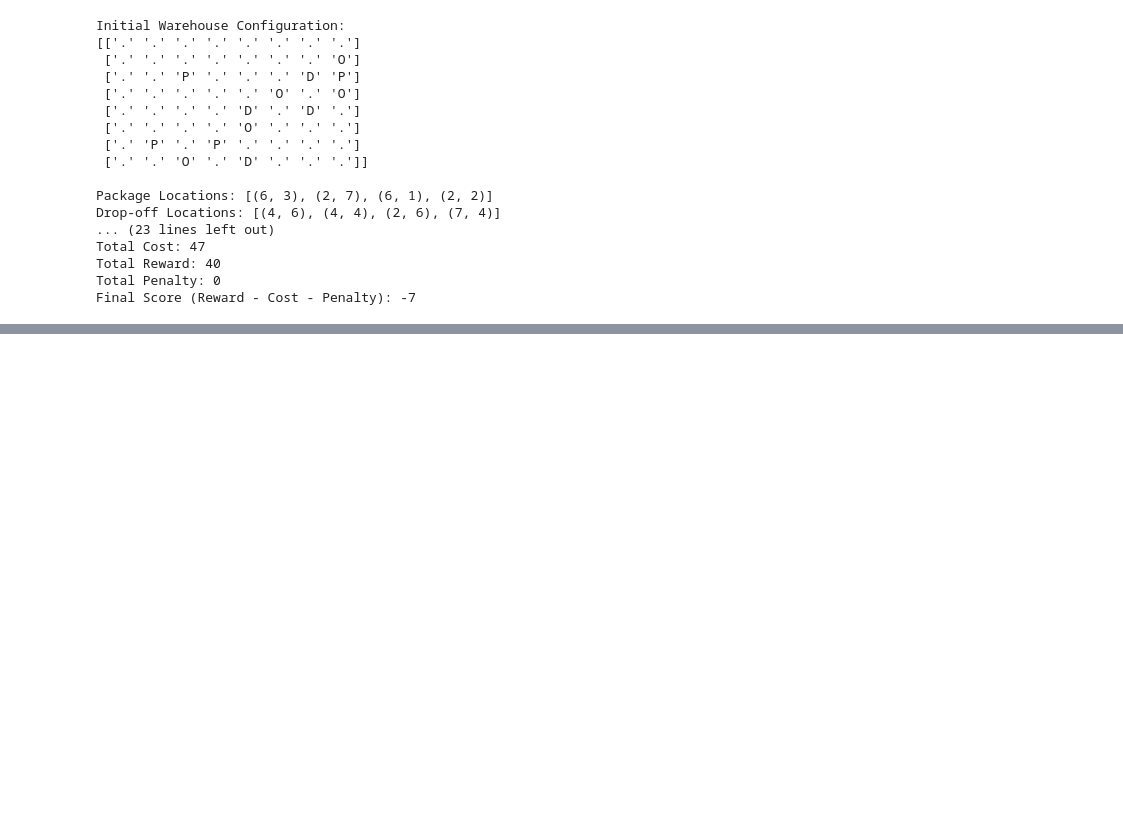
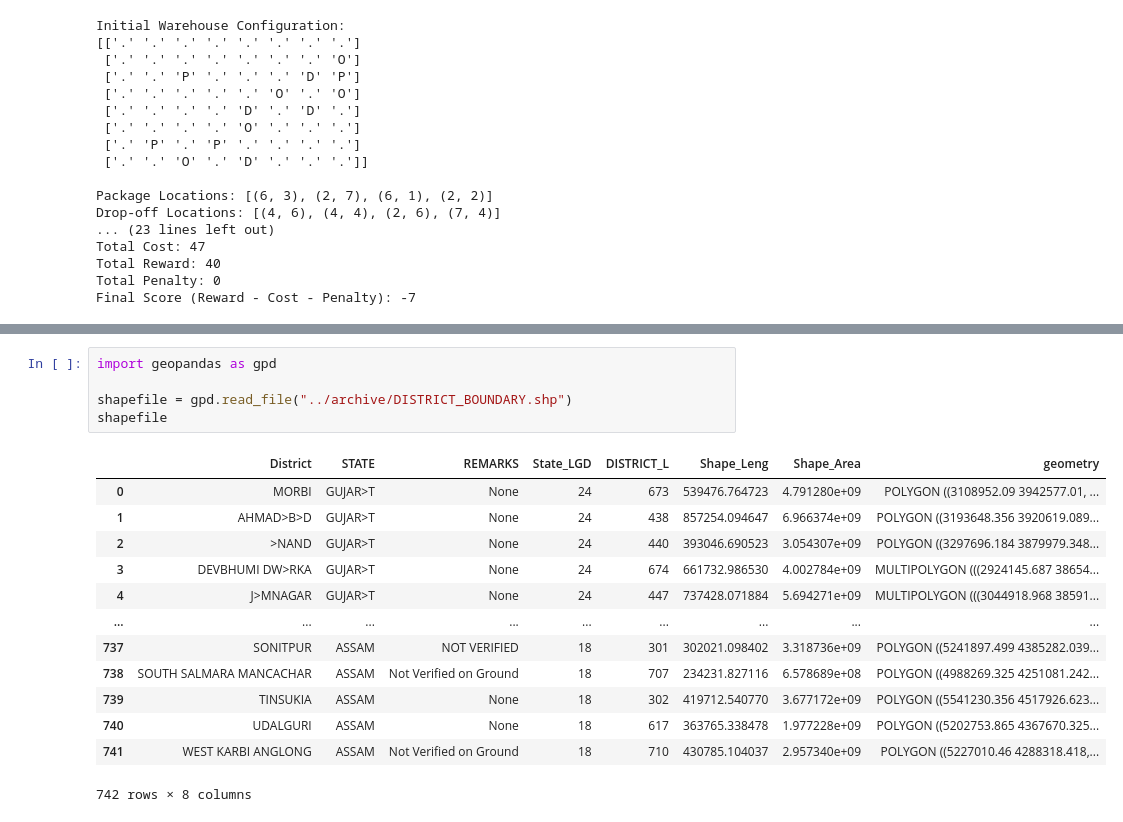
Before and after one commit to mahanteshimath/AI_ASSIGNMENT1, a Jupyter notebook: Python_Code/AI_ASSGNMENT1.ipynb, the cells around one changed output, grey strips where cells are left out. Saved outputs shown, nothing was run; the diff lists cells and outputs as text; blank space fills up the shorter version.

```diff
--- a/Python_Code/AI_ASSGNMENT1.ipynb
+++ b/Python_Code/AI_ASSGNMENT1.ipynb
@@ -405,0 +439,19 @@ Final Score (Reward - Cost - Penalty): -7
+# %%
+import geopandas as gpd
+
+shapefile = gpd.read_file("../archive/DISTRICT_BOUNDARY.shp")
+shapefile
+# %% [output]
+|  | District | STATE | REMARKS | State_LGD | DISTRICT_L | Shape_Leng | Shape_Area | geometry |
+| 0 | MORBI | GUJAR>T | None | 24 | 673 | 539476.764723 | 4.791280e+09 | POLYGON ((3108952.09 3942577.01, ... |
+| 1 | AHMAD>B>D | GUJAR>T | None | 24 | 438 | 857254.094647 | 6.966374e+09 | POLYGON ((3193648.356 3920619.089... |
+| 2 | >NAND | GUJAR>T | None | 24 | 440 | 393046.690523 | 3.054307e+09 | POLYGON ((3297696.184 3879979.348... |
+| 3 | DEVBHUMI DW>RKA | GUJAR>T | None | 24 | 674 | 661732.986530 | 4.002784e+09 | MULTIPOLYGON (((2924145.687 38654... |
+| 4 | J>MNAGAR | GUJAR>T | None | 24 | 447 | 737428.071884 | 5.694271e+09 | MULTIPOLYGON (((3044918.968 38591... |
+| ... | ... | ... | ... | ... | ... | ... | ... | ... |
+| 737 | SONITPUR | ASSAM | NOT VERIFIED | 18 | 301 | 302021.098402 | 3.318736e+09 | POLYGON ((5241897.499 4385282.039... |
+| 738 | SOUTH SALMARA MANCACHAR | ASSAM | Not Verified on Ground | 18 | 707 | 234231.827116 | 6.578689e+08 | POLYGON ((4988269.325 4251081.242... |
+| 739 | TINSUKIA | ASSAM | None | 18 | 302 | 419712.540770 | 3.677172e+09 | POLYGON ((5541230.356 4517926.623... |
+| 740 | UDALGURI | ASSAM | None | 18 | 617 | 363765.338478 | 1.977228e+09 | POLYGON ((5202753.865 4367670.325... |
+| 741 | WEST KARBI ANGLONG | ASSAM | Not Verified on Ground | 18 | 710 | 430785.104037 | 2.957340e+09 | POLYGON ((5227010.46 4288318.418,... |
+742 rows × 8 columns
```
Also changed, not shown: parts of 9 cells of this notebook, 10 other files.
